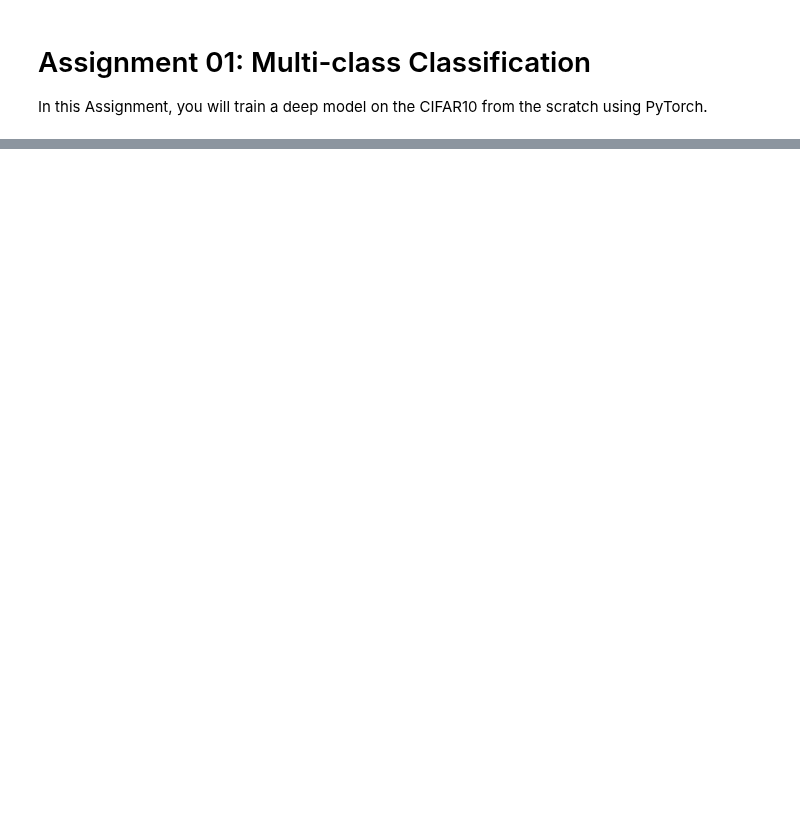
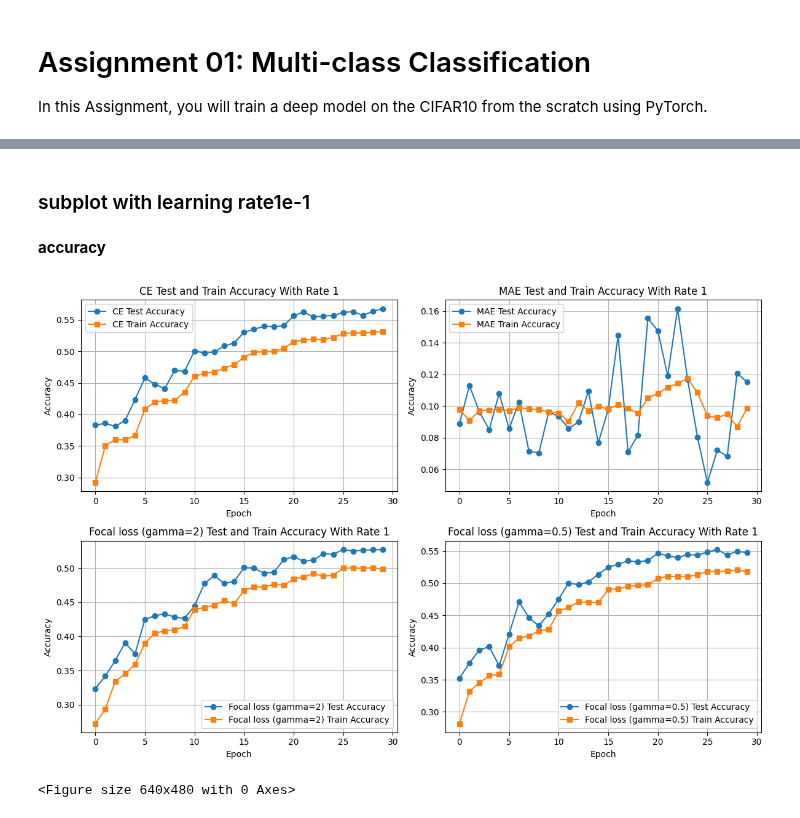
Before and after one commit to SustechSTA303/STA303-Assignment01, a Jupyter notebook: Assignment01.ipynb, the cells around one changed output, grey strips where cells are left out. Drawn from its saved outputs; the diff is of its cells as text; code cells hidden in the pictures; blank space fills up the shorter version.

```diff
--- a/Assignment01.ipynb
+++ b/Assignment01.ipynb
@@ -288,0 +2798,52 @@ for i in range(len(class_names)):
+# %% [markdown]
+### subplot with learning rate1e-1
+# %% [markdown]
+**accuracy**
+# %%
+# Create a 2x2 grid of subplots
+fig, axes = plt.subplots(2, 2, figsize=(12, 8))
+
+# Plot the first graph in the top-left subplot
+axes[0, 0].plot(testing_acc1, label='CE Test Accuracy', marker='o')
+axes[0, 0].plot(training_acc1, label='CE Train Accuracy', marker='s')
+axes[0, 0].set_xlabel('Epoch')
+axes[0, 0].set_ylabel('Accuracy')
+axes[0, 0].legend()
+axes[0, 0].set_title('CE Test and Train Accuracy With Rate 1')
+axes[0, 0].grid(True)
+
+# Plot the second graph in the top-right subplot
+axes[0, 1].plot(testing_acc2, label='MAE Test Accuracy', marker='o')
+axes[0, 1].plot(training_acc2, label='MAE Train Accuracy', marker='s')
+axes[0, 1].set_xlabel('Epoch')
+axes[0, 1].set_ylabel('Accuracy')
+axes[0, 1].legend()
+axes[0, 1].set_title('MAE Test and Train Accuracy With Rate 1')
+axes[0, 1].grid(True)
+
+# Plot the third graph in the bottom-left subplot
+axes[1, 0].plot(testing_acc3, label='Focal loss (gamma=2) Test Accuracy', marker='o')
+axes[1, 0].plot(training_acc3, label='Focal loss (gamma=2) Train Accuracy', marker='s')
+axes[1, 0].set_xlabel('Epoch')
+axes[1, 0].set_ylabel('Accuracy')
+axes[1, 0].legend()
+axes[1, 0].set_title('Focal loss (gamma=2) Test and Train Accuracy With Rate 1')
+axes[1, 0].grid(True)
+
+# Plot the fourth graph in the bottom-right subplot
+axes[1, 1].plot(testing_acc4, label='Focal loss (gamma=0.5) Test Accuracy', marker='o')
+axes[1, 1].plot(training_acc4, label='Focal loss (gamma=0.5) Train Accuracy', marker='s')
+axes[1, 1].set_xlabel('Epoch')
+axes[1, 1].set_ylabel('Accuracy')
+axes[1, 1].legend()
+axes[1, 1].set_title('Focal loss (gamma=0.5) Test and Train Accuracy With Rate 1')
+axes[1, 1].grid(True)
+
+# Add spacing between subplots
+plt.tight_layout()
+
+# Show the entire plot
+plt.show()
+# %% [output]
+[figure, added]
+<Figure size 640x480 with 0 Axes>
```
Also changed, not shown: parts of 78 cells of this notebook, 1 other file.
